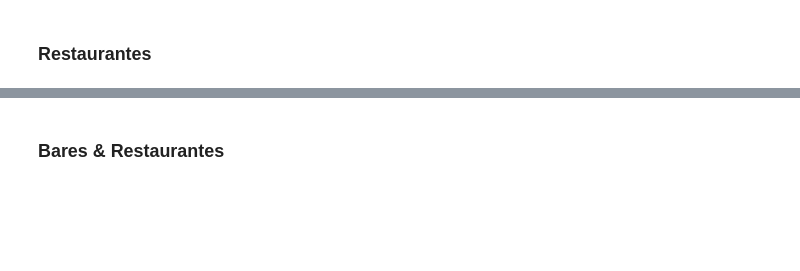
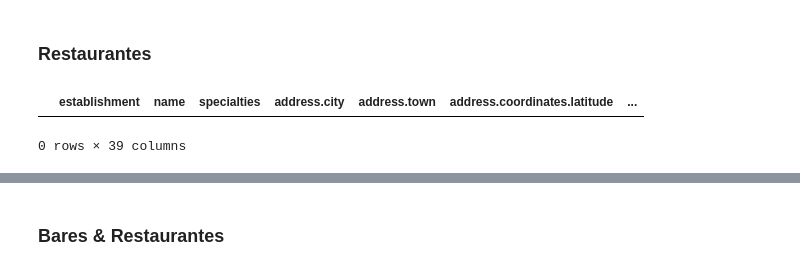
Before and after one commit to liandeveloper/its_possible, a Jupyter notebook: notebook.ipynb, the cells around one changed output, grey strips where cells are left out. Cells and saved outputs as stored; diff of their text form; code cells hidden in the pictures; blank space fills up the shorter version.

```diff
--- a/notebook.ipynb
+++ b/notebook.ipynb
@@ -191,18 +158,21 @@ Text(0.5, 0, 'Municipios')
 ### Restaurantes
 # %%
 # Todos los establecimientos que son restaurantes de cada municipio
-df_restaurants_an = places(df, ['restaurante'], 'arroyo naranjo')
-df_restaurants_bo = places(df, ['restaurante'], 'boyeros')
-df_restaurants_ce = places(df, ['restaurante'], 'centro habana')
-df_restaurants_cr = places(df, ['restaurante'], 'cerro')
-df_restaurants_co = places(df, ['restaurante'], 'cotorro')
-df_restaurants_do = places(df, ['restaurante'], 'diez de octubre')
-df_restaurants_gu = places(df, ['restaurante'], 'guanabacoa')
-df_restaurants_he = places(df, ['restaurante'], 'habana del este')
-df_restaurants_hv = places(df, ['restaurante'], 'la habana vieja')
-df_restaurants_li = places(df, ['restaurante'], 'la lisa')
-df_restaurants_ma = places(df, ['restaurante'], 'marianao')
-df_restaurants_pl = places(df, ['restaurante'], 'playa')
-df_restaurants_pr = places(df, ['restaurante'], 'plaza de la revolución')
-df_restaurants_re = places(df, ['restaurante'], 'regla')
-df_restaurants_sm = places(df, ['restaurante'], 'san miguel del padrón')
+places(df, ['restaurante'], 'arroyo naranjo')
+places(df, ['restaurante'], 'boyeros')
+places(df, ['restaurante'], 'centro habana')
+places(df, ['restaurante'], 'cerro')
+places(df, ['restaurante'], 'cotorro')
+places(df, ['restaurante'], 'diez de octubre')
+places(df, ['restaurante'], 'guanabacoa')
+places(df, ['restaurante'], 'habana del este')
+places(df, ['restaurante'], 'la habana vieja')
+places(df, ['restaurante'], 'la lisa')
+places(df, ['restaurante'], 'marianao')
+places(df, ['restaurante'], 'playa')
+places(df, ['restaurante'], 'plaza de la revolución')
+places(df, ['restaurante'], 'regla')
+places(df, ['restaurante'], 'san miguel del padrón')
+# %% [output]
+|  | establishment | name | specialties | address.city | address.town | address.coordinates.latitude | ... |
+0 rows × 39 columns
```
Also changed, not shown: parts of 29 cells of this notebook, 3 other files.
